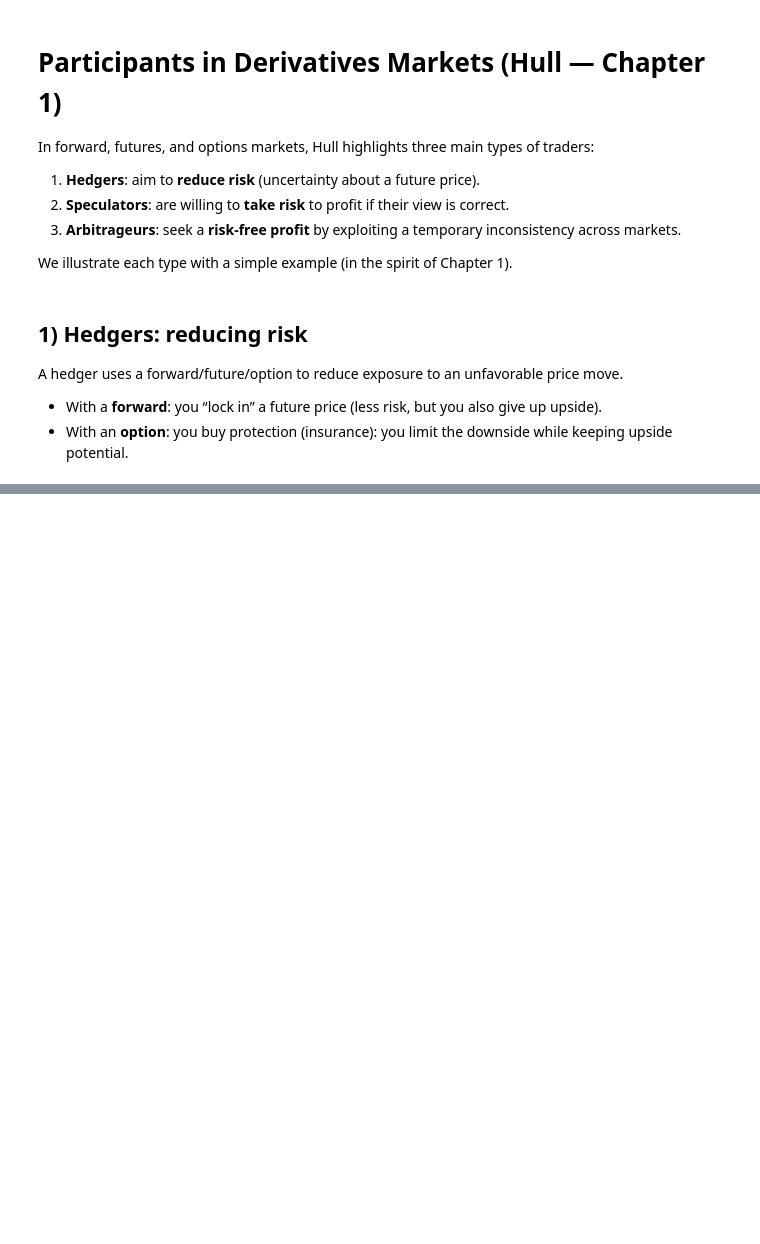
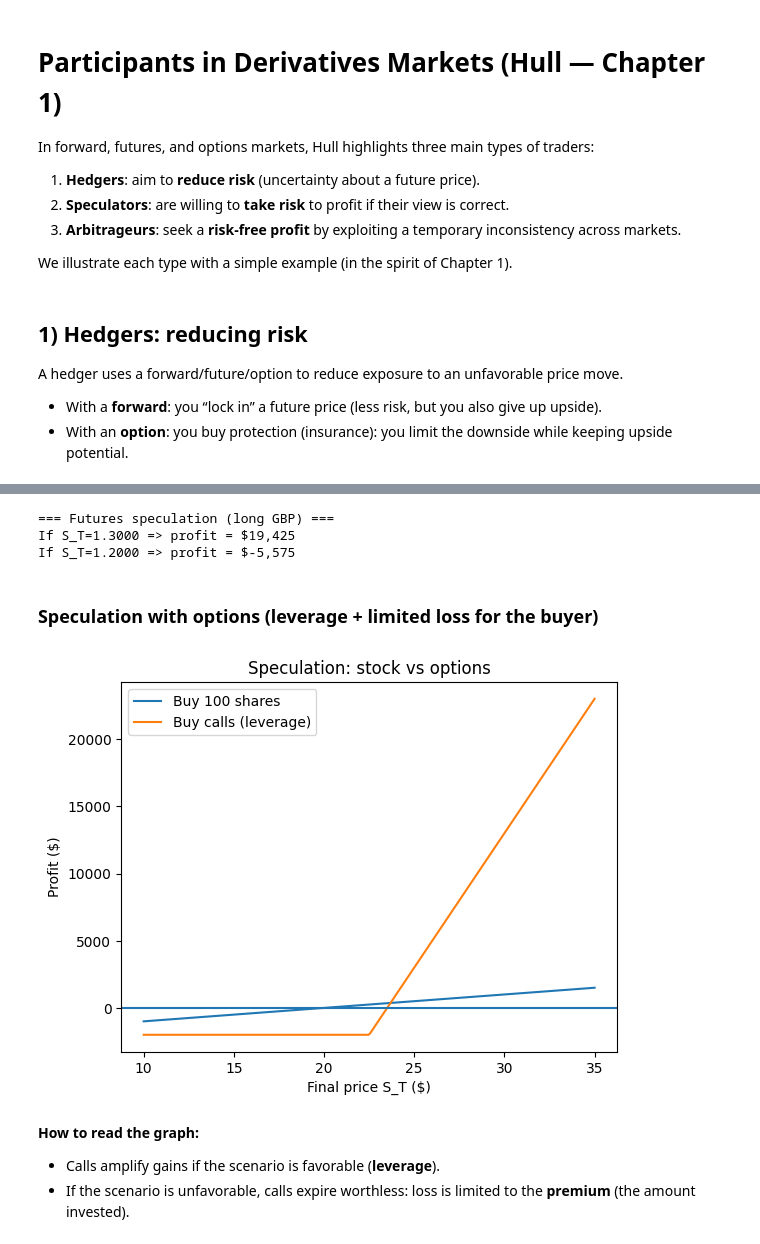
Before and after one commit to Virgiletupet/Option_Futures_And_Derivatives_Applications, a Jupyter notebook: 1_Type_of_Trader.ipynb, the cells around one changed output, grey strips where cells are left out. Cells and saved outputs as stored; diff of their text form; code cells hidden in the pictures; blank space fills up the shorter version.

```diff
--- a/1_Type_of_Trader.ipynb
+++ b/1_Type_of_Trader.ipynb
@@ -35,0 +91,56 @@ for ST in ST_scenarios:
+# %%
+# Hull-like example: speculator expects GBP to rise
+notional_gbp = 250_000
+F0 = 1.2223   # futures price (USD/GBP)
+ST_up = 1.3000
+ST_down = 1.2000
+
+profit_futures_up = (ST_up - F0) * notional_gbp
+profit_futures_down = (ST_down - F0) * notional_gbp
+
+print("=== Futures speculation (long GBP) ===")
+print(f"If S_T=1.3000 => profit = ${profit_futures_up:,.0f}")
+print(f"If S_T=1.2000 => profit = ${profit_futures_down:,.0f}")
+# %% [output]
+=== Futures speculation (long GBP) ===
+If S_T=1.3000 => profit = $19,425
+If S_T=1.2000 => profit = $-5,575
+# %% [markdown]
+### Speculation with options (leverage + limited loss for the buyer)
+# %%
+import numpy as np
+import matplotlib.pyplot as plt
+
+# Hull-like data
+S0 = 20
+budget = 2000
+
+# Alternative 1: buy 100 shares
+n_shares = 100
+cost_shares = n_shares * S0
+
+# Alternative 2: buy calls, strike 22.5, premium 1$ per option
+K = 22.5
+premium = 1.0
+n_calls = 2000  # number of options (Hull-like), payoff per option = max(S_T-K,0)
+
+S_T = np.linspace(10, 35, 300)
+
+profit_shares = n_shares * (S_T - S0)
+profit_calls = n_calls * np.maximum(S_T - K, 0) - n_calls * premium
+
+plt.figure()
+plt.plot(S_T, profit_shares, label="Buy 100 shares")
+plt.plot(S_T, profit_calls, label="Buy calls (leverage)")
+plt.axhline(0)
+plt.xlabel("Final price S_T ($)")
+plt.ylabel("Profit ($)")
+plt.title("Speculation: stock vs options")
+plt.legend()
+plt.show()
+# %% [output]
+[figure, added]
+# %% [markdown]
+**How to read the graph:**
+- Calls amplify gains if the scenario is favorable (**leverage**).
+- If the scenario is unfavorable, calls expire worthless: loss is limited to the **premium** (the amount invested).
```
Also changed, not shown: parts of 10 cells of this notebook.
